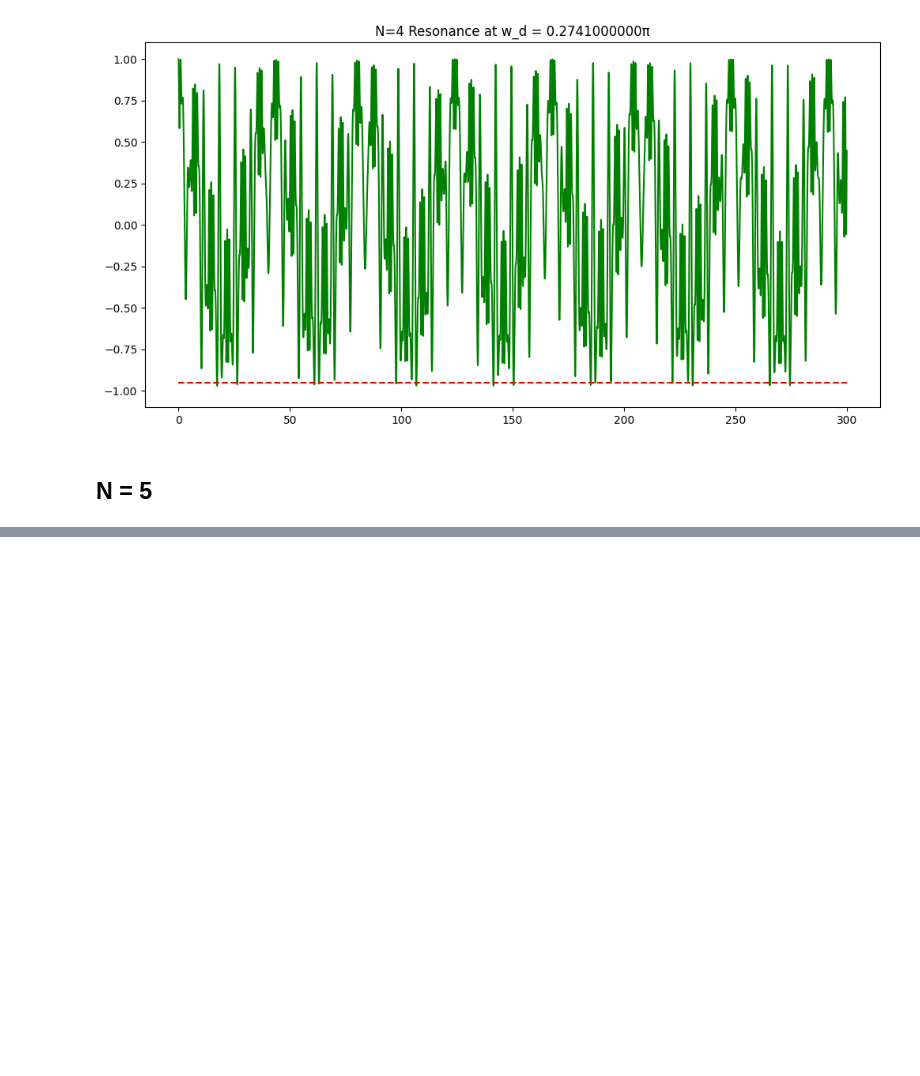
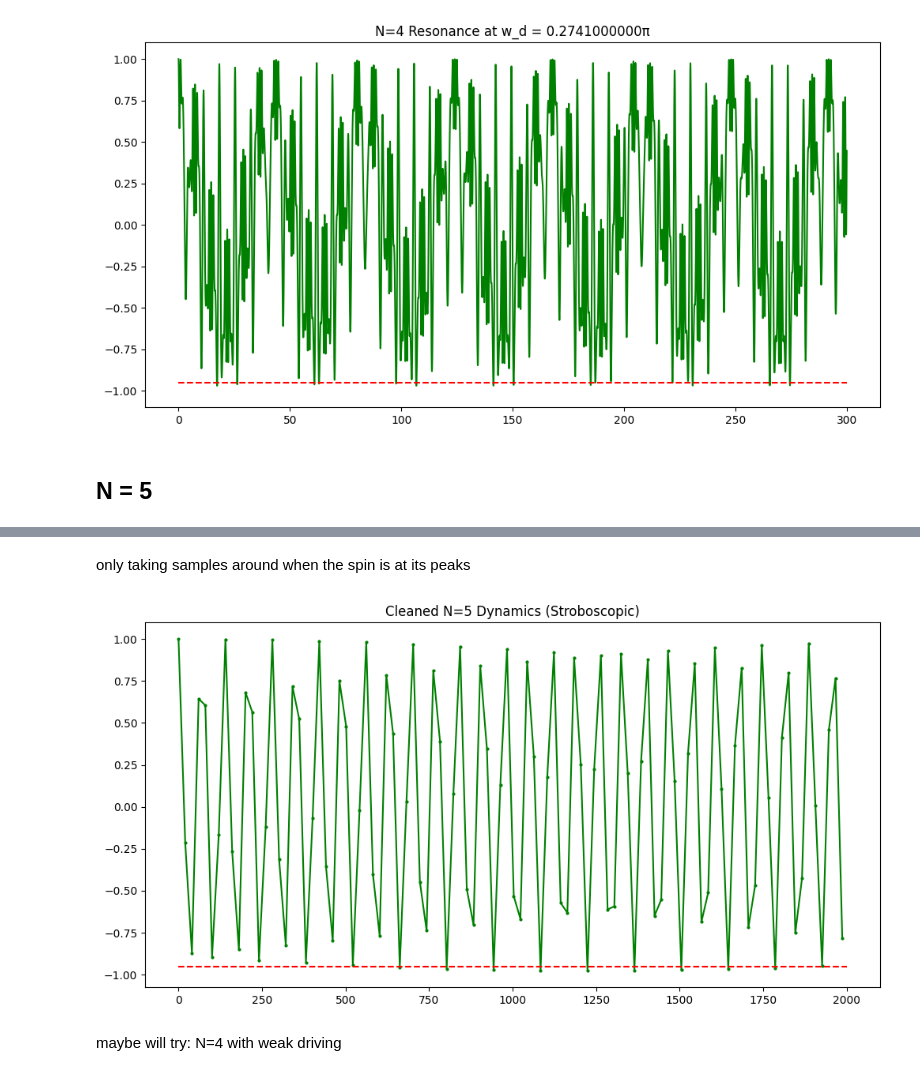
Before and after one commit to lchladek/subharmonic-resonances, a Jupyter notebook: different-n-experiments/different-n.ipynb, the cells around one changed output, grey strips where cells are left out. Drawn from its saved outputs; the diff is of its cells as text; code cells hidden in the pictures; blank space fills up the shorter version.

```diff
--- a/different-n-experiments/different-n.ipynb
+++ b/different-n-experiments/different-n.ipynb
@@ -62,2 +72,22 @@ def find_and_plot_subharmonic(N, rabi, theta, omega_d, t_max=150000, samples=100
+# %%
+def stroboscopic_plot(N, rabi, theta, omega_d, t_max=300, samples=1000):
+    omega_0 = 1.0 * np.pi   # resonance frequency
+    g2 = 0.0
+    g1 = 0.0
+    psi0 = basis(2,0)
+    tlist = np.linspace(0, t_max, samples)
+    phi = 0
+
+    drive_period = (2 * np.pi) / omega_d
+    t_strobe = np.arange(0, t_max, drive_period)
+
+
+    _, _, sz_strobe = qubit_integrate_labframe(omega_0, omega_d, rabi, theta, psi0, "me", 0, 0, 0, t_strobe)
+
+    fig, ax = plt.subplots(figsize=(12,6))
+    ax.plot(t_strobe, np.real(sz_strobe), 'g-o', markersize=2, label="Stroboscopic Sz")
+    ax.plot((np.min(tlist),np.max(tlist)),(-0.95, -0.95), 'r--' )
+    ax.set_title(f"Cleaned N={N} Dynamics (Stroboscopic)")
+    plt.show()
 # %% [markdown]
 ## N = 3
@@ -75,0 +120,8 @@ find_and_plot_subharmonic(4, 0.27 * np.pi / np.sin(0.25 * np.pi), 0.25 * np.pi,
+# %% [markdown]
+only taking samples around when the spin is at its peaks
+# %%
+stroboscopic_plot(5, 0.27 * np.pi / np.sin(0.25 * np.pi), 0.25 * np.pi, 0.199353035400046230130044477846240624785423278808593750 * np.pi, t_max=2000)
+# %% [output]
+[figure, added]
+# %% [markdown]
+maybe will try: N=4 with weak driving
```
Also changed, not shown: parts of 8 cells of this notebook, 1 other file.
